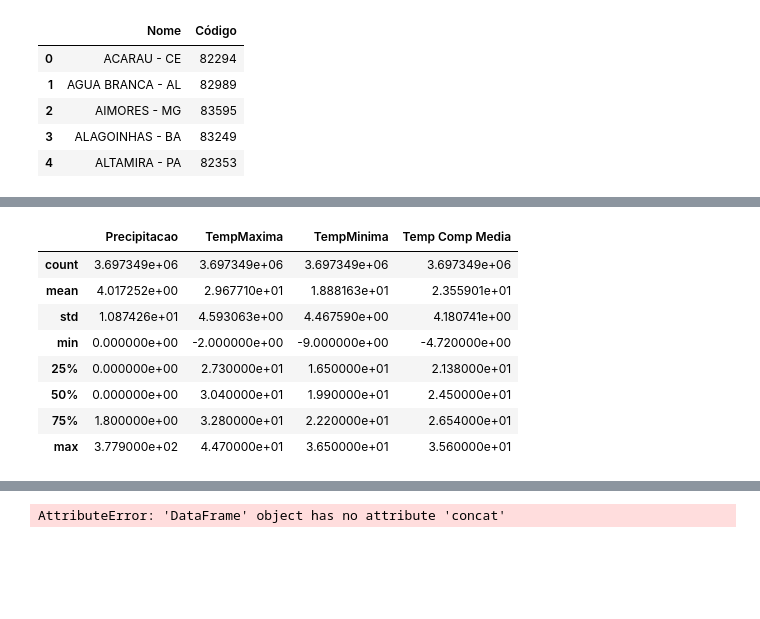
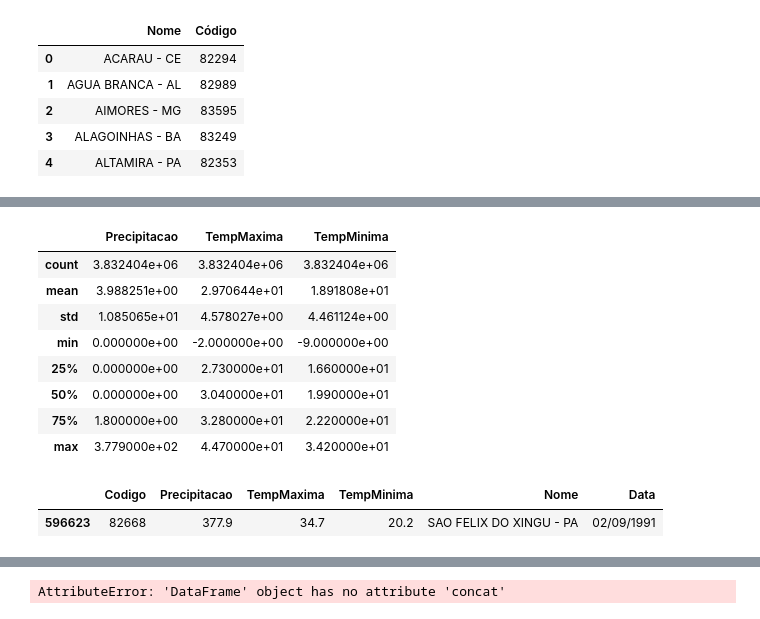
Before and after one commit to Fnadona/dataScience, a Jupyter notebook: Untitled.ipynb, the cells around one changed output, grey strips where cells are left out. Cells and saved outputs as stored; diff of their text form; code cells hidden in the pictures; blank space fills up the shorter version.

```diff
--- a/Untitled.ipynb
+++ b/Untitled.ipynb
@@ -120,4 +63,4 @@ incendio
 # %%
 ######CARREGANDO A PLANILHA DE DADOS TRATADOS E ANALISE######
 # %%
-planilha = pd.read_csv('tabelaTeste.csv', sep=",")
+dfDadosPrincipais = pd.read_csv('dadosPrincipais.csv', sep=",")
@@ -124,12 +83,17 @@ planilha = pd.read_csv('tabelaTeste.csv', sep=",")
 # %%
-planilha.drop(columns=["Codigo"]).describe()
+dfDadosPrincipais.drop(columns=["Codigo"]).describe()
 # %% [output]
-|  | Precipitacao | TempMaxima | TempMinima | Temp Comp Media |
-| count | 3.697349e+06 | 3.697349e+06 | 3.697349e+06 | 3.697349e+06 |
-| mean | 4.017252e+00 | 2.967710e+01 | 1.888163e+01 | 2.355901e+01 |
-| std | 1.087426e+01 | 4.593063e+00 | 4.467590e+00 | 4.180741e+00 |
-| min | 0.000000e+00 | -2.000000e+00 | -9.000000e+00 | -4.720000e+00 |
-| 25% | 0.000000e+00 | 2.730000e+01 | 1.650000e+01 | 2.138000e+01 |
-| 50% | 0.000000e+00 | 3.040000e+01 | 1.990000e+01 | 2.450000e+01 |
-| 75% | 1.800000e+00 | 3.280000e+01 | 2.220000e+01 | 2.654000e+01 |
-| max | 3.779000e+02 | 4.470000e+01 | 3.650000e+01 | 3.560000e+01 |
+|  | Precipitacao | TempMaxima | TempMinima |
+| count | 3.832404e+06 | 3.832404e+06 | 3.832404e+06 |
+| mean | 3.988251e+00 | 2.970644e+01 | 1.891808e+01 |
+| std | 1.085065e+01 | 4.578027e+00 | 4.461124e+00 |
+| min | 0.000000e+00 | -2.000000e+00 | -9.000000e+00 |
+| 25% | 0.000000e+00 | 2.730000e+01 | 1.660000e+01 |
+| 50% | 0.000000e+00 | 3.040000e+01 | 1.990000e+01 |
+| 75% | 1.800000e+00 | 3.280000e+01 | 2.220000e+01 |
+| max | 3.779000e+02 | 4.470000e+01 | 3.420000e+01 |
+# %%
+dfDadosPrincipais[dfDadosPrincipais.Precipitacao == dfDadosPrincipais.Precipitacao.max()]
+# %% [output]
+|  | Codigo | Precipitacao | TempMaxima | TempMinima | Nome | Data |
+| 596623 | 82668 | 377.9 | 34.7 | 20.2 | SAO FELIX DO XINGU - PA | 02/09/1991 |
```
Also changed, not shown: parts of 16 cells of this notebook.
